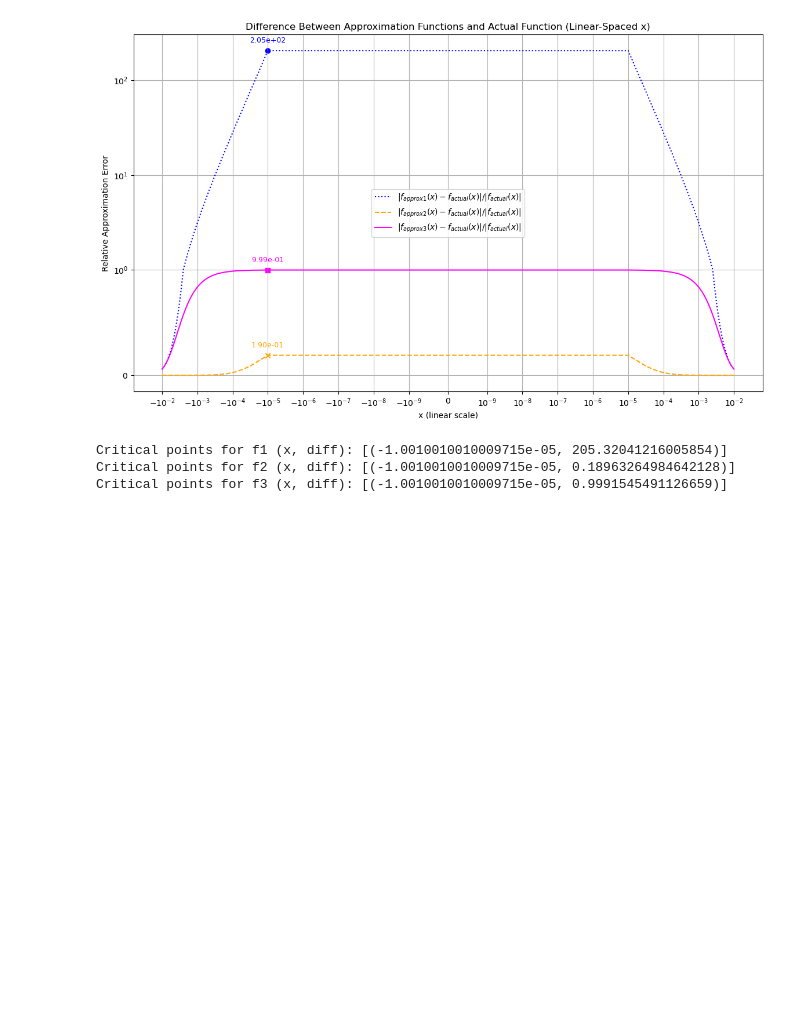
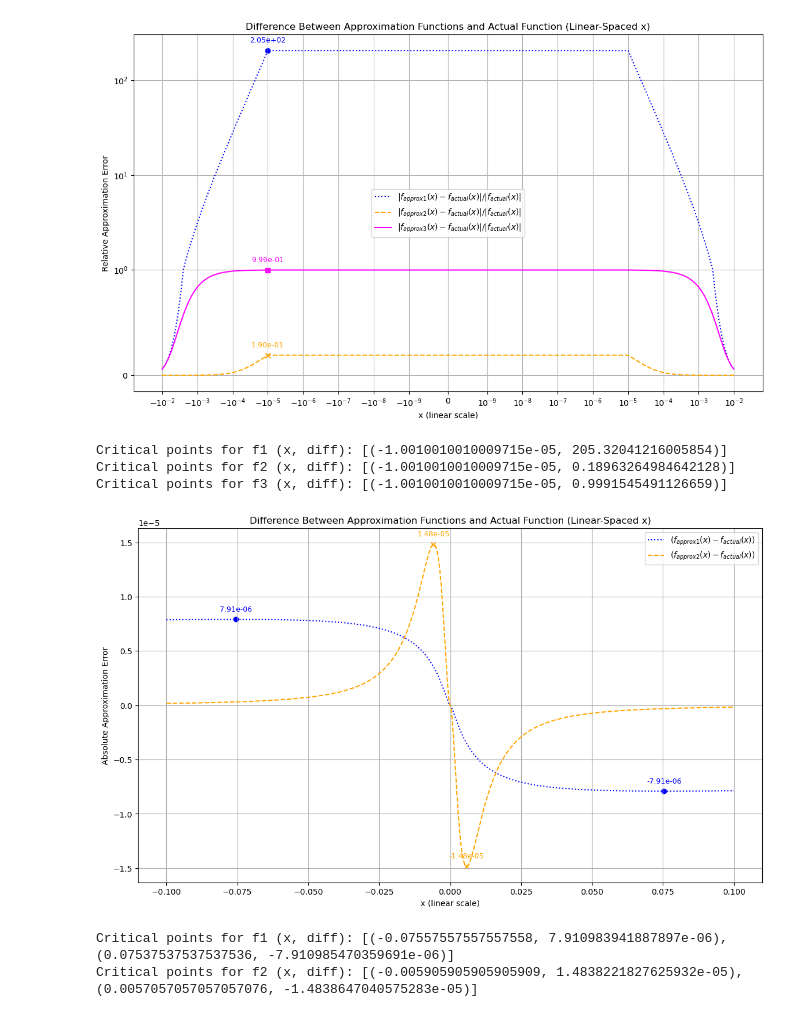
Before and after one commit to nitish-dumoliya/waterNetwork, a Jupyter notebook: model/approxHeadLoss.ipynb, the cells around one changed output. Drawn from its saved outputs; the diff is of its cells as text; code cells hidden in the pictures; blank space fills up the shorter version.

```diff
--- a/model/approxHeadLoss.ipynb
+++ b/model/approxHeadLoss.ipynb
@@ -836,3 +837,83 @@ print("Critical points for f3 (x, diff):", list(zip(critical_x3, critical_y3)))
 Critical points for f1 (x, diff): [(-1.0010010010009715e-05, 205.32041216005854)]
 Critical points for f2 (x, diff): [(-1.0010010010009715e-05, 0.18963264984642128)]
 Critical points for f3 (x, diff): [(-1.0010010010009715e-05, 0.9991545491126659)]
+# %%
+import numpy as np
+import matplotlib.pyplot as plt
+
+# Define the original function
+def f_actual(x):
+    return x * np.abs(x)**0.852
+
+# Define the approximation functions
+def f_1(x, p):
+    # return x * (np.abs(x) +  p)**0.852 - (0.852 * p * x) / (np.abs(x) + p)**0.148
+    return x * (np.abs(x) + p)**0.852 * np.abs(x) / (np.abs(x) + 0.852 * p)
+
+def f_2(x, p):
+    return ((x**3)*(x**2 + p**2)**0.426)/(x**2 + 0.426*p**2)
+
+# Generate x values (linear spacing)
+x_values = np.linspace(-1e-1, 1e-1, 1000)  # Linear spacing from 10⁻⁶ to 10⁻²
+p = 1e-2  # Small positive value
+
+# Compute function values
+f_actual_values = f_actual(x_values)
+f_1_values = f_1(x_values, p)
+f_2_values = f_2(x_values, p)
+
+# Compute differences
+diff_1 = (f_1_values - f_actual_values)
+diff_2 = (f_2_values - f_actual_values)
+
+# Compute numerical derivatives
+grad_diff_1 = np.gradient(diff_1, x_values)
+grad_diff_2 = np.gradient(diff_2, x_values)
+
+# Find critical points where the derivative changes sign
+def find_critical_points(grad_diff, x_values, diff_values):
+    sign_change = np.where(np.diff(np.sign(grad_diff)))[0]
+    x_crit = x_values[sign_change]
+    y_crit = diff_values[sign_change]
+    return x_crit, y_crit
+
+critical_x1, critical_y1 = find_critical_points(grad_diff_1, x_values, diff_1)
+critical_x2, critical_y2 = find_critical_points(grad_diff_2, x_values, diff_2)
+
+# Plot the differences
+plt.figure(figsize=(14, 8))
+plt.plot(x_values, diff_1, label=r'$(f_{approx1}(x) - f_{actual}(x))$', linestyle='dotted', color='blue')
+plt.plot(x_values, diff_2, label=r'$(f_{approx2}(x) - f_{actual}(x))$', linestyle='dashed', color='orange')
+
+# Highlight and annotate critical points
+for x, y in zip(critical_x1, critical_y1):
+    plt.scatter(x, y, color='blue', marker='o')
+    plt.annotate(f"{y:.2e}", (x, y), textcoords="offset points", xytext=(0, 10), ha='center', fontsize=9, color='blue')
+
+for x, y in zip(critical_x2, critical_y2):
+    plt.scatter(x, y, color='orange', marker='x')
+    plt.annotate(f"{y:.2e}", (x, y), textcoords="offset points", xytext=(0, 10), ha='center', fontsize=9, color='orange')
+
+# Log scale for y, linear scale for x
+# plt.xscale('linear')
+# plt.xscale('symlog', linthresh=1e-2)
+# plt.yscale('symlog', linthresh=1e-6)
+
+# Labels and legend
+plt.xlabel('x (linear scale)')
+plt.ylabel('Absolute Approximation Error')
+plt.title('Difference Between Approximation Functions and Actual Function (Linear-Spaced x)')
+plt.legend()
+plt.grid(True)
+
+# Show plot
+plt.show()
+
+# Print critical points
+print("Critical points for f1 (x, diff):", list(zip(critical_x1, critical_y1)))
+print("Critical points for f2 (x, diff):", list(zip(critical_x2, critical_y2)))
+# print("Critical points for f3 (x, diff):", list(zip(critical_x3, critical_y3)))
+# %% [output]
+[figure, added]
+Critical points for f1 (x, diff): [(-0.07557557557557558, 7.910983941887897e-06), (0.07537537537537536, -7.910985470359691e-06)]
+Critical points for f2 (x, diff): [(-0.005905905905905909, 1.4838221827625932e-05), (0.0057057057057057076, -1.4838647040575283e-05)]
```
Also changed, not shown: parts of 10 cells of this notebook, 4 other files.
